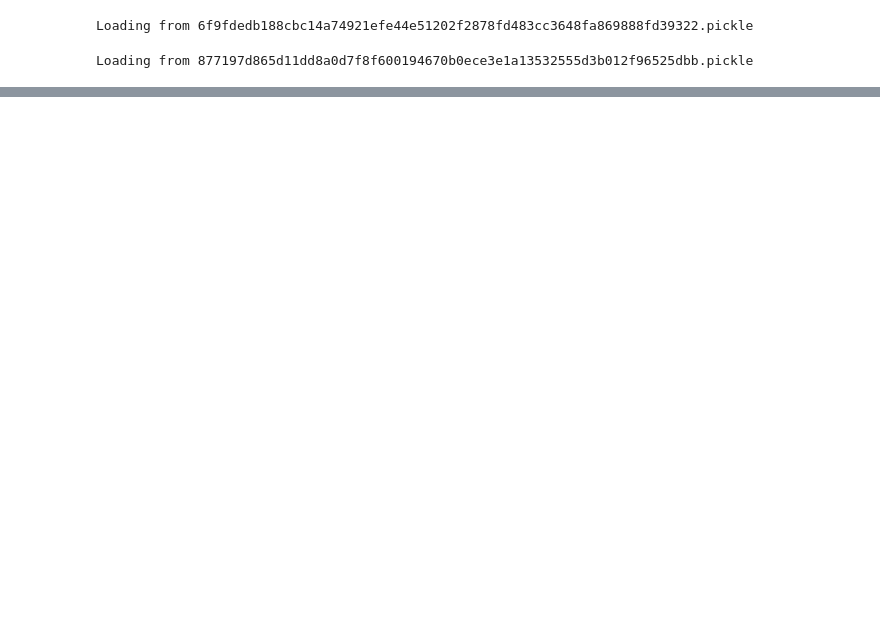
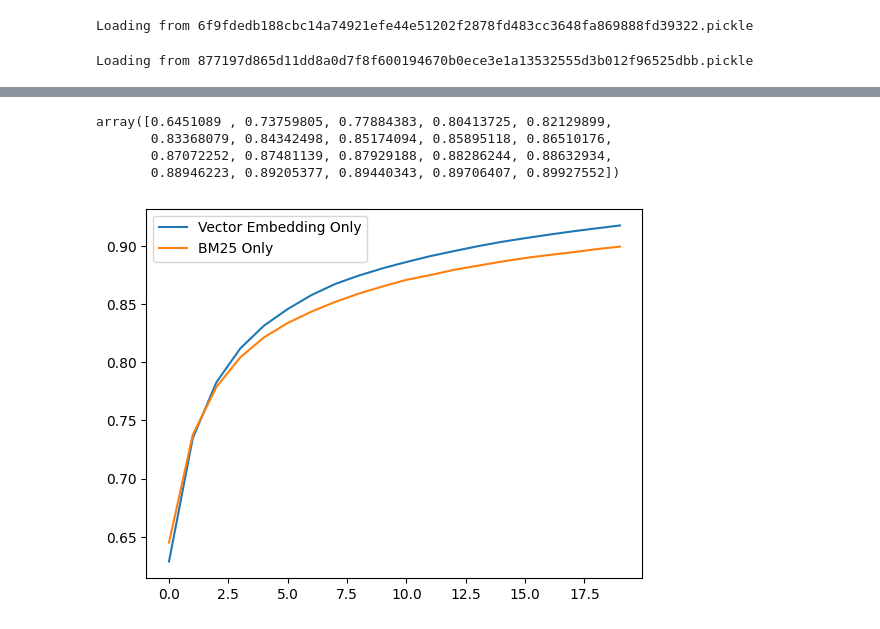
Before and after one commit to xetdata/RagIRBench, a Jupyter notebook: RagIRBench.ipynb, the cells around one changed output, grey strips where cells are left out. Saved outputs shown, nothing was run; the diff lists cells and outputs as text; code cells hidden in the pictures; blank space fills up the shorter version.

```diff
--- a/RagIRBench.ipynb
+++ b/RagIRBench.ipynb
@@ -313,15 +339,19 @@ importlib.reload(bm25_helpers)
 # %%
+%%xetmemo input=tokenized_corpus,k output=bm25_nearest_paragraphs
+bm25 = BM25Okapi(tokenized_corpus)
 bm25_nearest_paragraphs = []
 futures = []
-ctr = 0
 nworkers = 8
-with concurrent.futures.ProcessPoolExecutor(max_workers=8) as executor:
+with concurrent.futures.ProcessPoolExecutor(max_workers=nworkers) as executor:
     for s in range(nworkers):
         start = (s * len(all_qa)) // nworkers
         end = ((s + 1) * len(all_qa)) // nworkers
         if s == nworkers - 1:
             end = len(all_qa)
-        futures.append(executor.submit(bm25_helpers.get_bm25_top_10_batch, bm25, [qa[1] for qa in all_qa[start:end]]))
+        futures.append(executor.submit(bm25_helpers.get_bm25_top_k_batch,
+                                       bm25,
+                                       [qa[1].lower() for qa in all_qa[start:end]],
+                                       k))
 
     for future in futures:
         bm25_nearest_paragraphs.extend(future.result())
@@ -337,6 +361,7 @@ bm25_nearest_paragraphs_arr
 # %%
+bm25_nearest_paragraphs = np.array(bm25_nearest_paragraphs)
 bm25_p_at = []
-bm25_p_at.append((bm25_nearest_paragraphs_arr[:,0] == truth).sum())
-for i in range(1,10):
-    p = (bm25_nearest_paragraphs_arr[:,i] == truth).sum()
+bm25_p_at.append((bm25_nearest_paragraphs[:,0] == truth).sum())
+for i in range(1,20):
+    p = (bm25_nearest_paragraphs[:,i] == truth).sum()
     bm25_p_at.append(bm25_p_at[i-1] + p)
@@ -443,6 +367,0 @@ truth = np.array([i[0] for i in all_qa])
-# %%
-bm25_p_at = []
-bm25_p_at.append((bm25_nearest_paragraphs_arr[:,0] == truth).sum())
-for i in range(1,10):
-    p = (bm25_nearest_paragraphs_arr[:,i] == truth).sum()
-    bm25_p_at.append(bm25_p_at[i-1] + p)
@@ -450,0 +368,15 @@ bm25_p_at
+# %%
+bm25_embedding_recall_at_n = np.array(bm25_p_at) / len(nearest_paragraphs)
+bm25_embedding_recall_at_n
+# %% [output]
+array([0.6451089 , 0.73759805, 0.77884383, 0.80413725, 0.82129899,
+       0.83368079, 0.84342498, 0.85174094, 0.85895118, 0.86510176,
+       0.87072252, 0.87481139, 0.87929188, 0.88286244, 0.88632934,
+       0.88946223, 0.89205377, 0.89440343, 0.89706407, 0.89927552])
+# %%
+plt.plot(openai_embedding_recall_at_n, label="Vector Embedding Only")
+plt.plot(bm25_embedding_recall_at_n, label="BM25 Only")
+plt.legend()
+plt.show()
+# %% [output]
+[figure, added]
```
Also changed, not shown: parts of 52 cells of this notebook, 8 other files.
